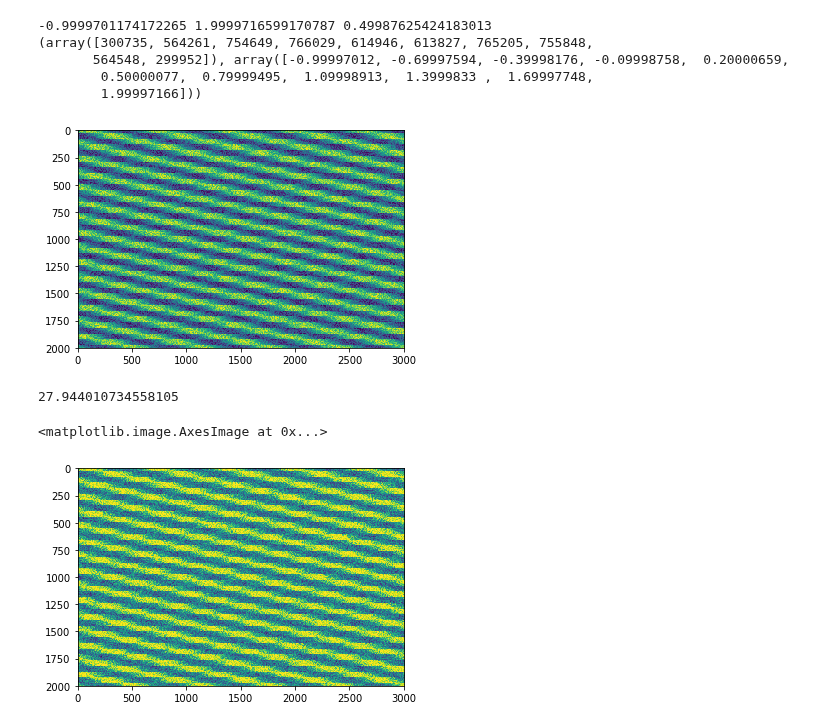
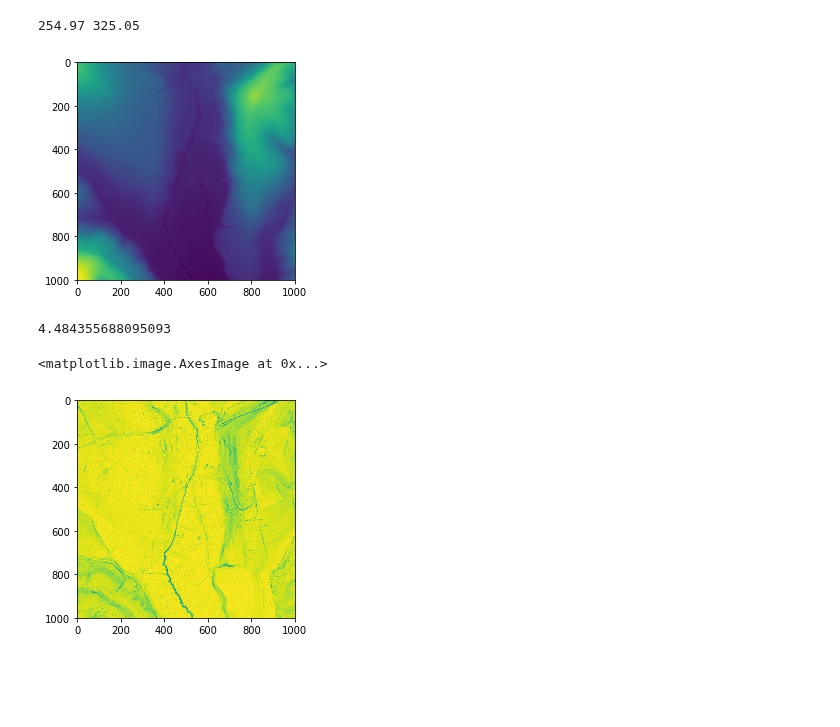
Before and after one commit to EarthObservation/RVT_py, a Jupyter notebook: rvt/svf_klemen.ipynb, the cells around one changed output. Cells and saved outputs as stored; diff of their text form; code cells hidden in the pictures; blank space fills up the shorter version.

```diff
--- a/rvt/svf_klemen.ipynb
+++ b/rvt/svf_klemen.ipynb
@@ -5,21 +6,23 @@ import time
 
 from vis import *
 # %%
-nlin = 2000
-ncol = 3000
-dem = np.arange(nlin*ncol).reshape(nlin,ncol)
-dem = (np.sin(dem * 0.01) + np.random.rand(nlin,ncol))
-dem = np.minimum(dem, 50)
-print(dem.min(), dem.max(), dem.mean())
+#nlin = 2000
+#ncol = 3000
+#dem = np.arange(nlin*ncol).reshape(nlin,ncol)
+#dem = (np.sin(dem * 0.01) + np.random.rand(nlin,ncol))
+#dem = np.minimum(dem, 50)
+#print(dem.min(), dem.max(), dem.mean())
+#plt.imshow(dem)
+#print(np.histogram(dem))
+
+dem = io.imread("/home/klemen/_repo_RVT/RVT_py/test_data/TM1_564_146.tif")
+
+print(dem.min(),dem.max())
 plt.imshow(dem)
-print(np.histogram(dem))
+plt.show()
 # %% [output]
--0.9999701174172265 1.9999716599170787 0.49987625424183013
-(array([300735, 564261, 754649, 766029, 614946, 613827, 765205, 755848,
-       564548, 299952]), array([-0.99997012, -0.69997594, -0.39998176, -0.09998758,  0.20000659,
-        0.50000077,  0.79999495,  1.09998913,  1.3999833 ,  1.69997748,
-        1.99997166]))
+254.97 325.05
-[figure, old version]
+[figure, new version]
 # %%
 tic = time.time()
 _ = sky_view_factor(dem, 2, compute_svf=True, compute_opns=False, compute_asvf=False,
@@ -27,10 +30,10 @@ _ = sky_view_factor(dem, 2, compute_svf=True, compute_opns=False, compute_asvf=F
 toc = time.time()
 print(toc-tic)
 # %% [output]
-27.944010734558105
+4.484355688095093
 # %%
 plt.imshow(_["svf"])
 #_["svf"].shape
 # %% [output]
 <matplotlib.image.AxesImage at 0x...>
-[figure, old version]
+[figure, new version]
```
Also changed, not shown: parts of 8 cells of this notebook.
